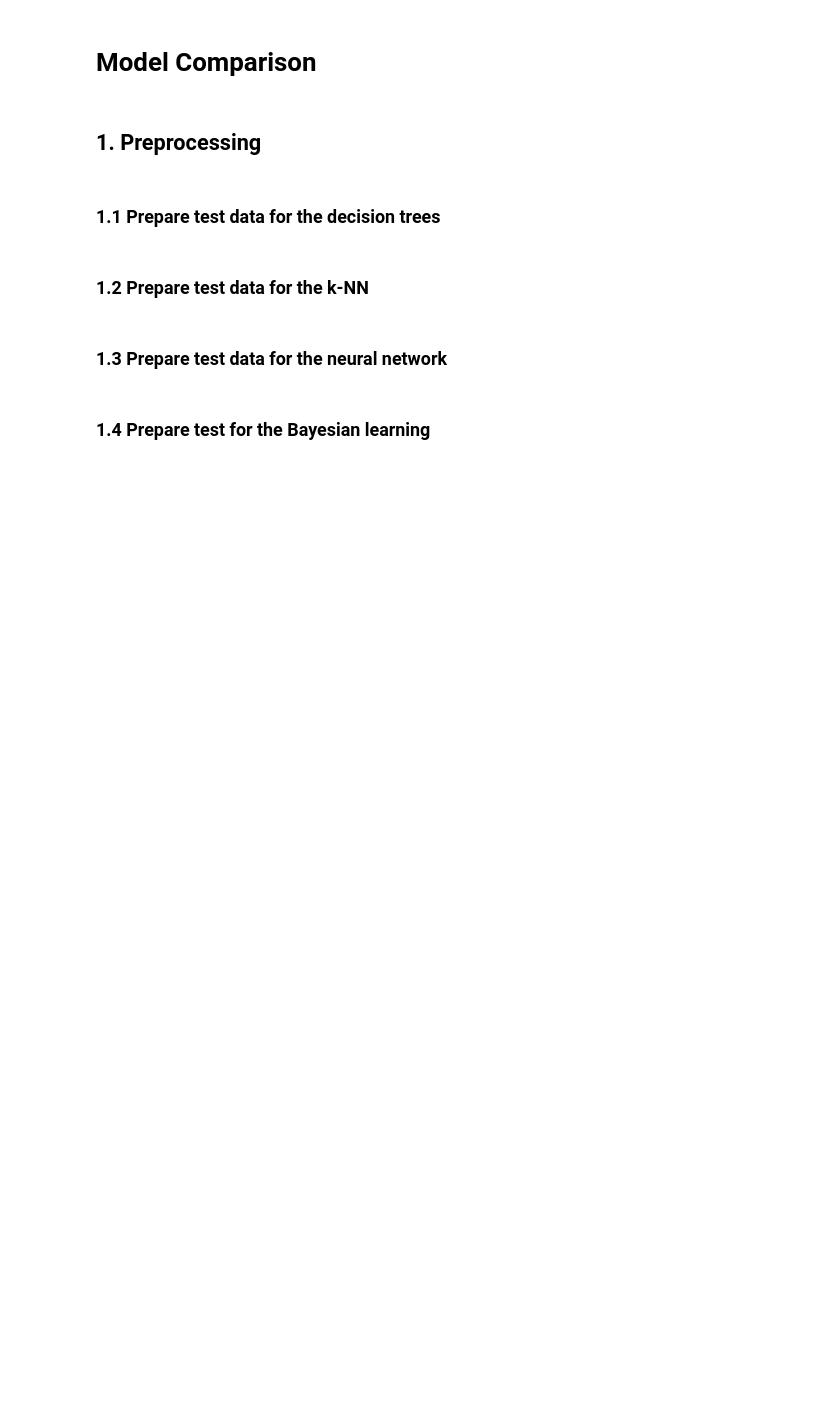
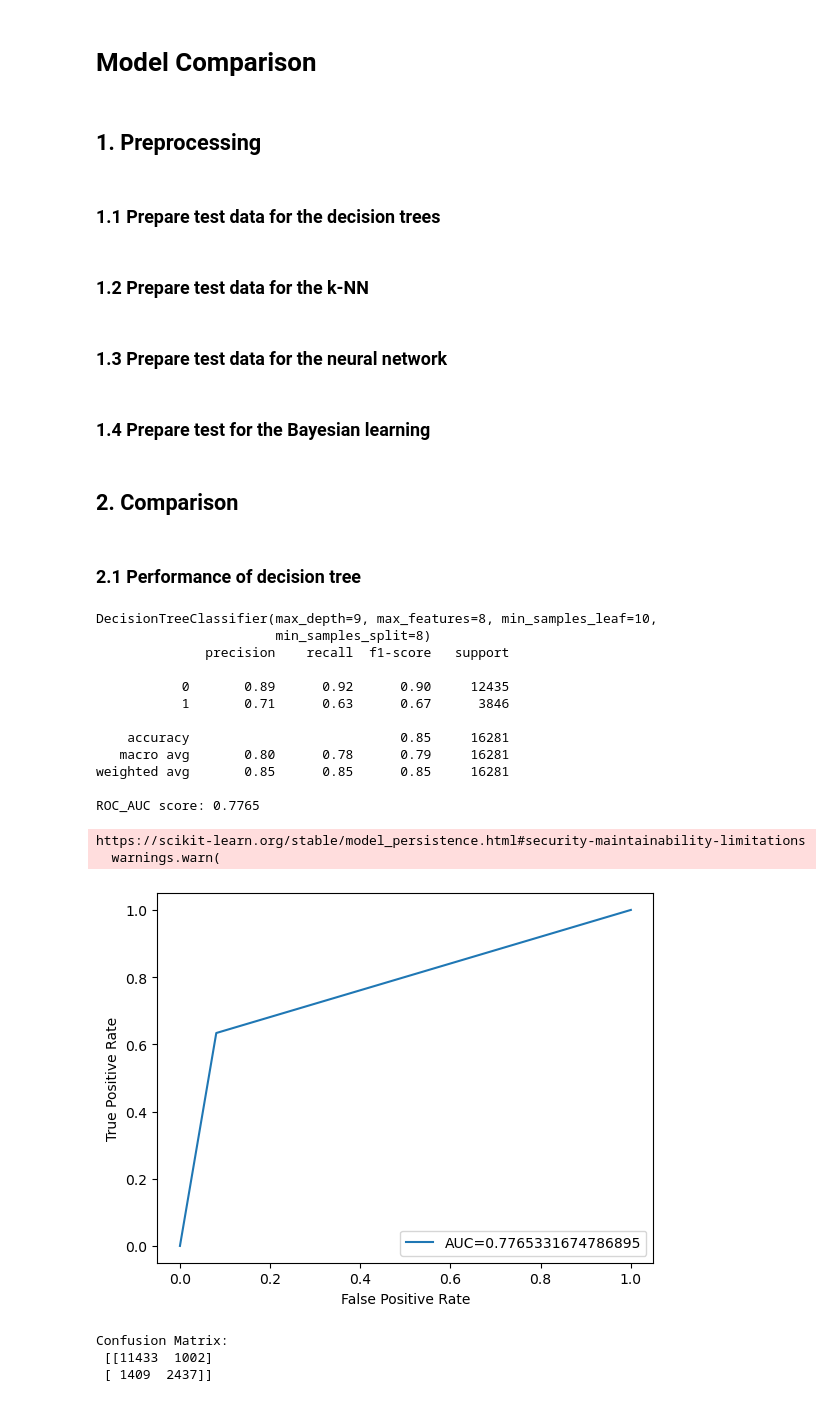
Before and after one commit to AlinZohari/ML-Adult, a Jupyter notebook: model_comparison.ipynb, the cells around one changed output. Drawn from its saved outputs; the diff is of its cells as text; code cells hidden in the pictures; blank space fills up the shorter version.

Commit message:
feat: model comparison

```diff
--- a/model_comparison.ipynb
+++ b/model_comparison.ipynb
@@ -164,3 +164,61 @@ with open("output/Bayes_Learning/encoder_bnb.pkl", "rb") as f:
 
 x_test_nb = encoder_bnb.transform(xs_bnb_test)
 y_test_nb = ys_test
+# %% [markdown]
+## 2. Comparison
+# %% [markdown]
+### 2.1 Performance of decision tree
+# %%
+# Load the decision tree
+import pickle
+from sklearn.metrics import classification_report
+from sklearn.metrics import accuracy_score, precision_score, recall_score, roc_auc_score
+
+# Load model
+with open('output/dt/pruned_decision_tree.pkl', 'rb') as f:
+    decision_tree = pickle.load(f)
+
+print(decision_tree)
+
+# Make predictions on the testing data
+y_pred_test_tree = decision_tree.predict(x_test_tree)  # binary
+
+# Evaluate the model
+print(classification_report(y_test_tree,y_pred_test_tree))
+auc = roc_auc_score(y_test_tree, y_pred_test_tree)
+print('ROC_AUC score: {:.4f}'.format(auc))
+
+#plotting roc curve
+fpr, tpr, _ = roc_curve(y_test_tree, y_pred_test_tree)
+plt.plot(fpr,tpr,label="AUC="+str(auc))
+plt.ylabel('True Positive Rate')
+plt.xlabel('False Positive Rate')
+plt.legend(loc=4)
+plt.show()
+
+#Confusion matrix
+cm = (confusion_matrix(y_test_tree, y_pred_test_tree))
+print('Confusion Matrix: \n', cm)
+#confusion matrix plot
+disp = ConfusionMatrixDisplay(cm)
+disp.plot()
+plt.show()
+# %% [output]
+DecisionTreeClassifier(max_depth=9, max_features=8, min_samples_leaf=10,
+                       min_samples_split=8)
+              precision    recall  f1-score   support
+
+           0       0.89      0.92      0.90     12435
+           1       0.71      0.63      0.67      3846
+
+    accuracy                           0.85     16281
+   macro avg       0.80      0.78      0.79     16281
+weighted avg       0.85      0.85      0.85     16281
+
+ROC_AUC score: 0.7765
+https://scikit-learn.org/stable/model_persistence.html#security-maintainability-limitations
+  warnings.warn(
+[figure, added]
+Confusion Matrix:
+ [[11433  1002]
+ [ 1409  2437]]
```
Also changed, not shown: parts of 10 cells of this notebook, 1 other file.
